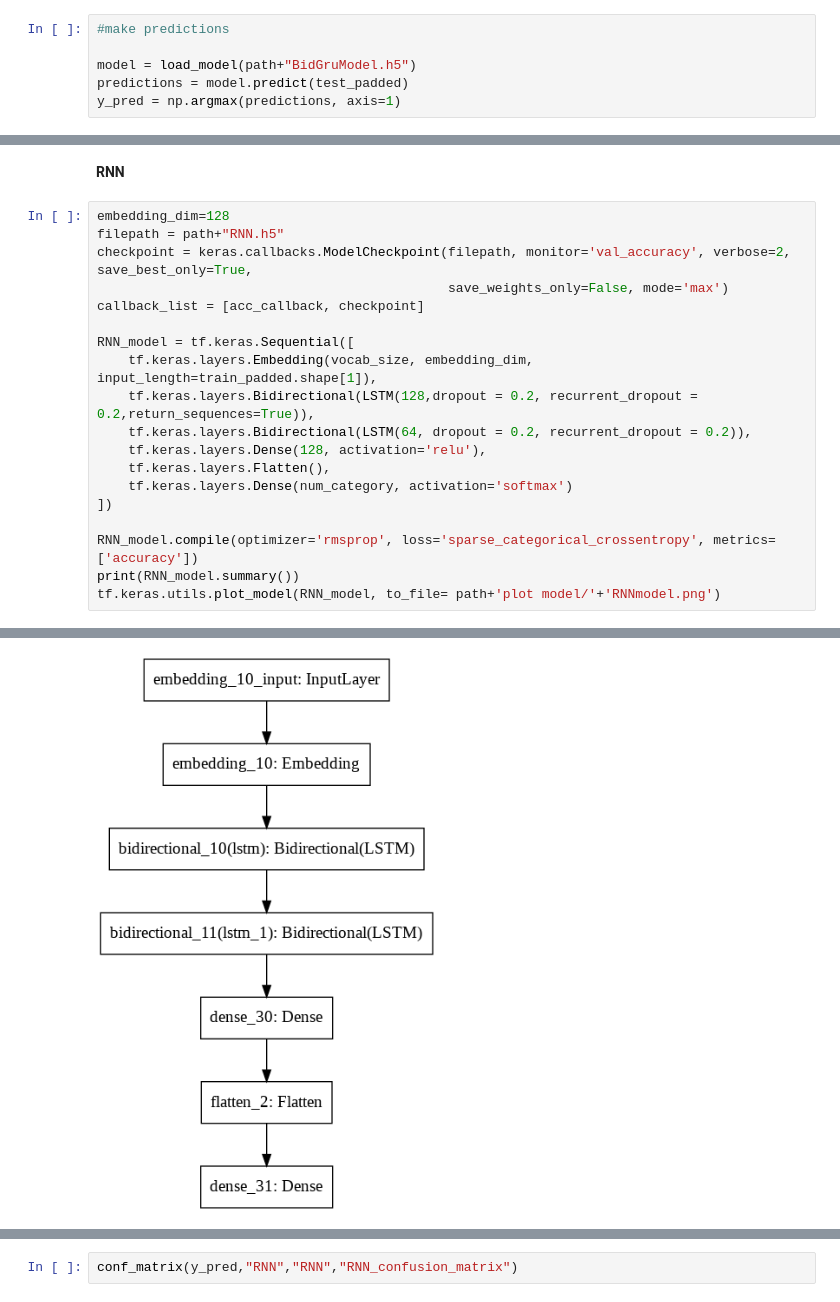
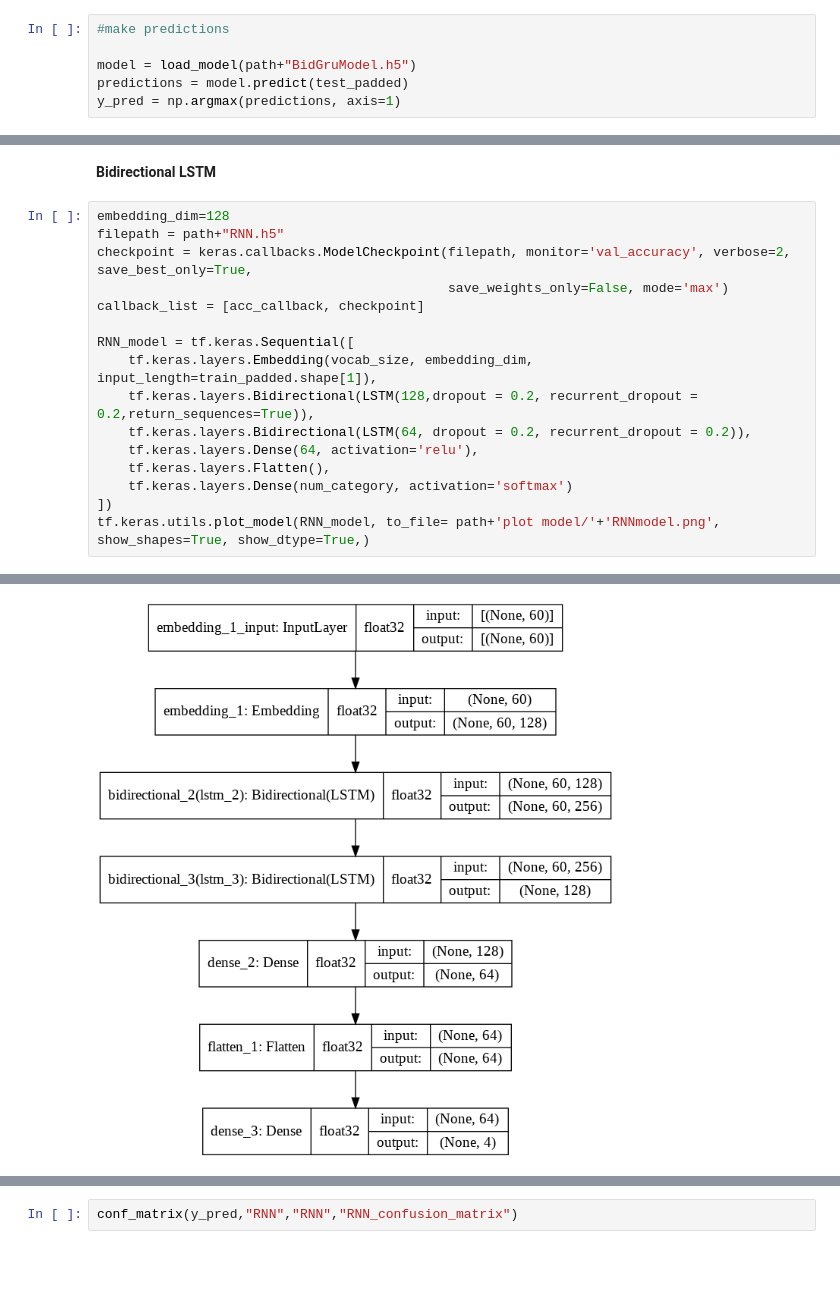
Before and after one commit to rezaul-h/Multi-class-sentiment-analysis-on-bangali-language-, a Jupyter notebook: Deep Learning.ipynb, the cells around one changed output, grey strips where cells are left out. Saved outputs shown, nothing was run; the diff lists cells and outputs as text; blank space fills up the shorter version.

```diff
--- a/Deep Learning.ipynb
+++ b/Deep Learning.ipynb
@@ -422,5 +419,5 @@ GRUreport[1]
-# %% [markdown]
-**RNN**
+# %% [markdown]
+**Bidirectional LSTM**
 # %%
 embedding_dim=128
 filepath = path+"RNN.h5"
@@ -432,12 +429,9 @@ RNN_model = tf.keras.Sequential([
     tf.keras.layers.Embedding(vocab_size, embedding_dim, input_length=train_padded.shape[1]),
     tf.keras.layers.Bidirectional(LSTM(128,dropout = 0.2, recurrent_dropout = 0.2,return_sequences=True)),
     tf.keras.layers.Bidirectional(LSTM(64, dropout = 0.2, recurrent_dropout = 0.2)),
-    tf.keras.layers.Dense(128, activation='relu'),
+    tf.keras.layers.Dense(64, activation='relu'),
     tf.keras.layers.Flatten(),
     tf.keras.layers.Dense(num_category, activation='softmax')
 ])
-
-RNN_model.compile(optimizer='rmsprop', loss='sparse_categorical_crossentropy', metrics=['accuracy'])
-print(RNN_model.summary())
-tf.keras.utils.plot_model(RNN_model, to_file= path+'plot model/'+'RNNmodel.png')
+tf.keras.utils.plot_model(RNN_model, to_file= path+'plot model/'+'RNNmodel.png', show_shapes=True, show_dtype=True,)
 # %% [output]
@@ -461 +444 @@ None
-[figure, old version]
+[figure, new version]
```
Also changed, not shown: parts of 40 cells of this notebook, 38 other files.
